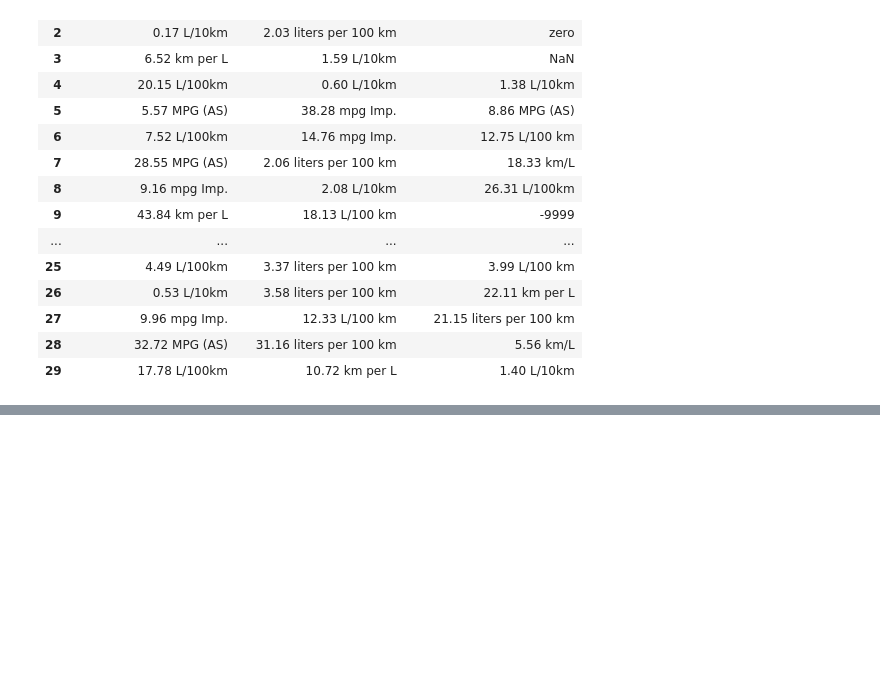
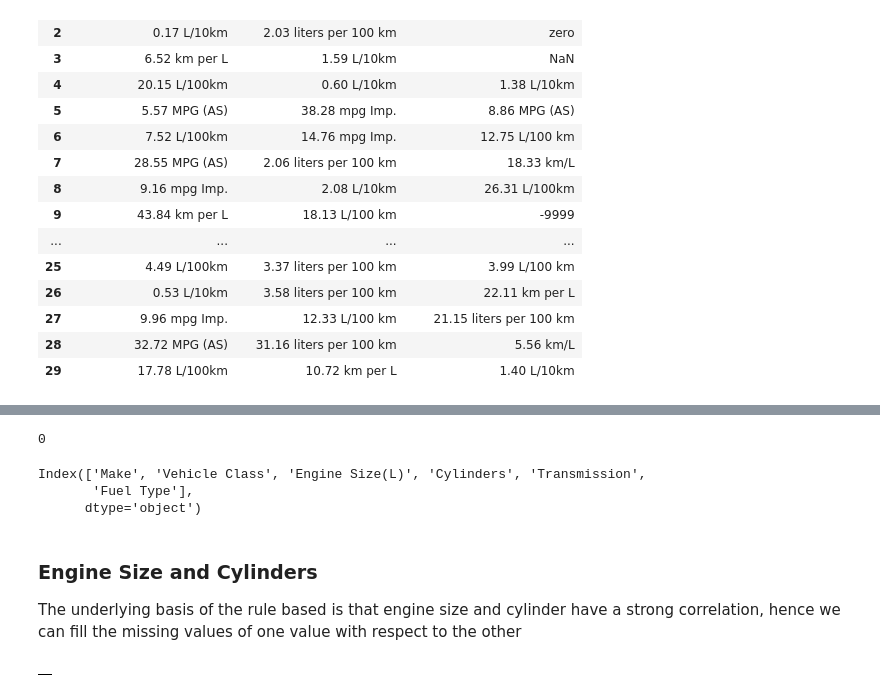
Before and after one commit to Three-Pandas/Data-Slayer, a Jupyter notebook: Cyrill Notebooks/Notebook1 Cyrill.ipynb, the cells around one changed output, grey strips where cells are left out. Saved outputs shown, nothing was run; the diff lists cells and outputs as text; code cells hidden in the pictures; blank space fills up the shorter version.

```diff
--- a/Cyrill Notebooks/Notebook1 Cyrill.ipynb
+++ b/Cyrill Notebooks/Notebook1 Cyrill.ipynb
@@ -136,0 +243,6 @@ def fuelX_reformat(input):
+# %%
+grouped = cat.groupby(['Make', 'Vehicle Class'])['Vehicle Class'].count()
+max_vc_per_make = grouped.groupby('Make').idxmax()
+
+#Test the result
+max_vc_per_make['CHEVO']
@@ -136,0 +256,8 @@ def fuelX_reformat(input):
+# %%
+def fill_vc(make, vc):
+    if pd.isnull(vc):
+        return max_vc_per_make[make][1]
+    else:
+        return vc
+
+cat['Vehicle Class'] = cat.apply(lambda x: fill_vc(x['Make'], x['Vehicle Class']), axis=1)
@@ -136,0 +282,44 @@ def fuelX_reformat(input):
+# %%
+import random
+
+grouped_fuel_type = cat.groupby(['Make', 'Vehicle Class'])['Fuel Type'].unique()
+
+def fill_ft(make, vc, ft):
+    fuel_types_per_mvc = list(set(grouped_fuel_type[make][vc]) &  set(['X', 'Z', 'E', 'D', 'N']))
+    if pd.isnull(ft):
+        return random.choice(fuel_types_per_mvc)
+    else:
+        return ft
+
+cat['Fuel Type'] = cat.apply(lambda x: fill_ft(x['Make'], x['Vehicle Class'], x['Fuel Type']), axis=1)
+# %%
+cat['Fuel Type'].isnull().sum()
+# %% [output]
+0
+# %%
+print(cat.columns)
+# %% [output]
+Index(['Make', 'Vehicle Class', 'Engine Size(L)', 'Cylinders', 'Transmission',
+       'Fuel Type'],
+      dtype='object')
+# %% [markdown]
+### Engine Size and Cylinders
+The underlying basis of the rule based is that engine size and cylinder have a strong correlation, hence we can fill the missing values of one value with respect to the other
+# %%
+grouped = pd.DataFrame(cat[['Engine Size(L)', 'Cylinders', 'Transmission']])
+# %%
+def change_to_float(x):
+    try:
+        return float(x)
+    except ValueError:
+        return 0.0
+
+
+
+cat['Engine Size(L)'] = cat['Engine Size(L)'].apply(change_to_float)
+cat['Cylinders'] = cat['Cylinders'].apply(change_to_float)
+
+
+grouped.corr()
+# %% [output]
+|  |
```
Also changed, not shown: parts of 34 cells of this notebook.
